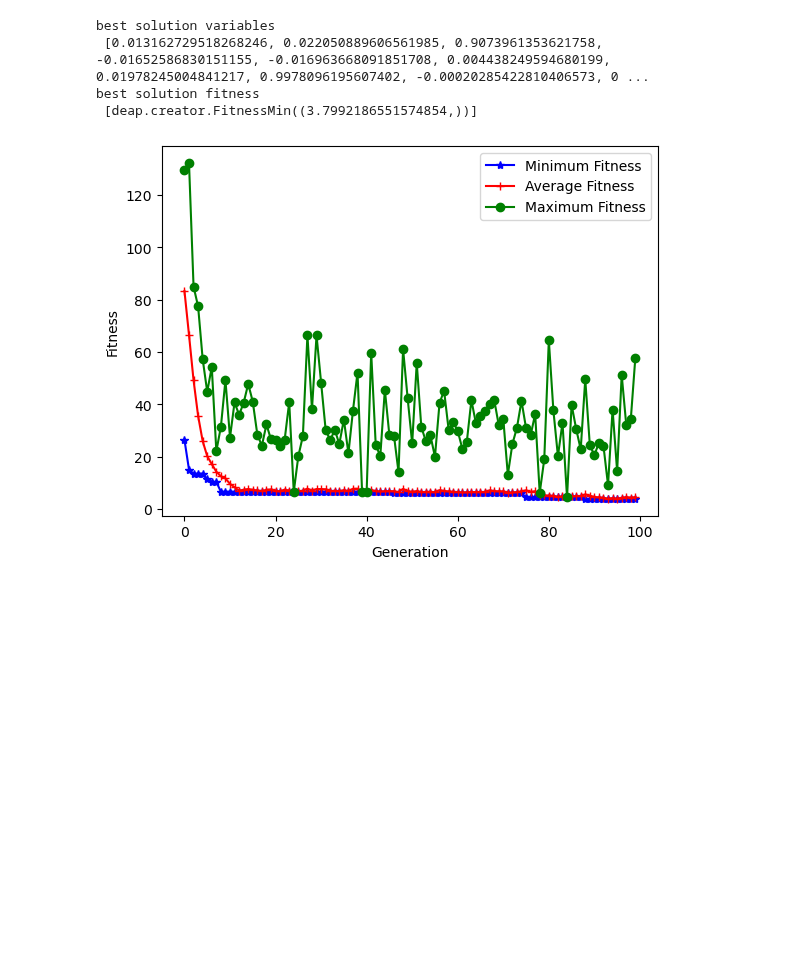
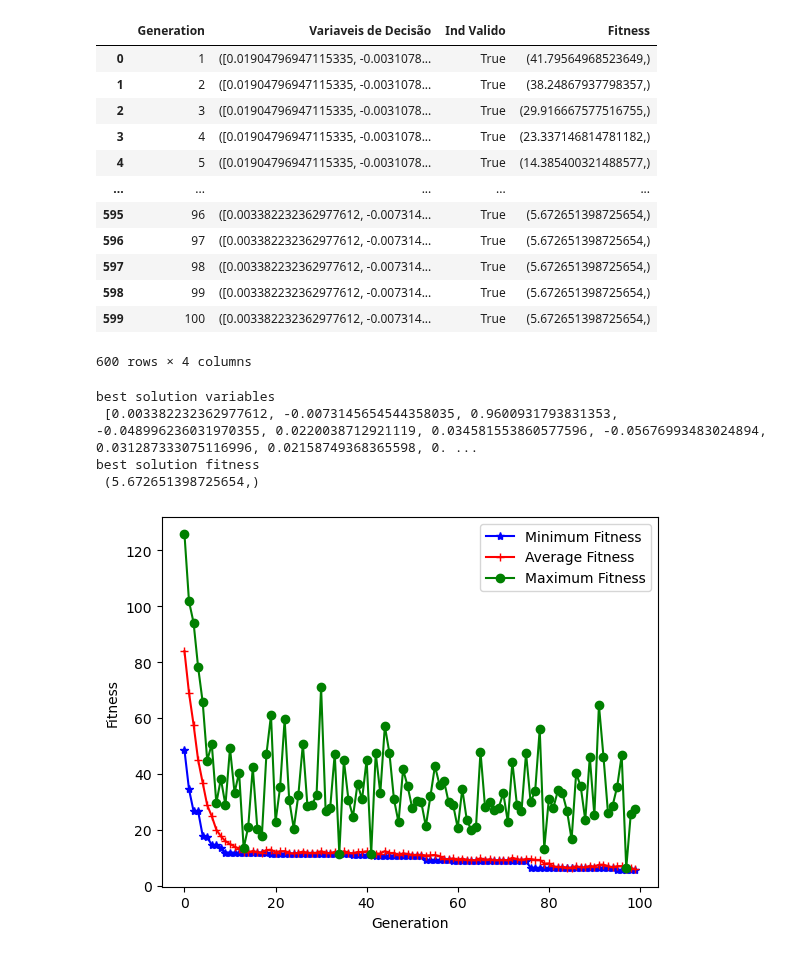
Before and after one commit to PedroVic12/Engenharia-Eletrica-UFF, a Jupyter notebook: Iniciação Cientifica - Eng Eletrica UFF/evolution_rce_master/src/notebooks/evolution_rce_rainer.ipynb, the cells around one changed output. Saved outputs shown, nothing was run; the diff lists cells and outputs as text; code cells hidden in the pictures; blank space fills up the shorter version.

```diff
--- a/Iniciação Cientifica - Eng Eletrica UFF/evolution_rce_master/src/notebooks/evolution_rce_rainer.ipynb
+++ b/Iniciação Cientifica - Eng Eletrica UFF/evolution_rce_master/src/notebooks/evolution_rce_rainer.ipynb
@@ -32,6 +33,8 @@ toolbox.register("evaluate", evaluate)
 
 class evolutionRCE():
    pass
+
+ind_array = []
 
 def main():
     #store statistics of all generations
@@ -87,49 +90,67 @@ def main():
         hof.update(pop)
         #update pop with best
         pop[0] = toolbox.clone(hof[0])
-        #print(hof[0])
-        #print(hof[0].fitness.valid)
-        #print(hof[0].fitness)
+
+        data_generation ={
+            "Generation": g+1,
+            "Variaveis de Decisão":hof,
+            "Ind Valido":hof[0].fitness.valid,
+            "Fitness":hof[0].fitness
+        }
+        ind_array.append(data_generation)
 
         #save each generation record in the logbook
         record = stats.compile(pop)
         logbook.record(gen=g, **record)
 
+    df_results = pd.DataFrame(ind_array)
+    display(df_results)
     return pop,logbook,hof[0]
 # %%
-class DataVisual():
-    pass
+
 
 #call the EA
 pop,logbook,best = main()
 
 #read the logbook
 gen = logbook.select("gen")
 fit_avg = logbook.select("avg")
 fit_std = logbook.select("std")
 fit_min = logbook.select("min")
 fit_max = logbook.select("max")
 
 #print best individual
 print("best solution variables \n", best)
 #print best fitness
-print("best solution fitness \n",[best.fitness])
+print("best solution fitness \n",[best.fitness][0])
 
 #plot
-import matplotlib.pyplot as plt
 fig, ax1 = plt.subplots()
 line1 = ax1.plot(gen, fit_min, "*b-", label="Minimum Fitness")
 line2 = ax1.plot(gen, fit_avg, "+r-", label="Average Fitness")
 line3 = ax1.plot(gen, fit_max, "og-", label="Maximum Fitness")
 ax1.set_xlabel("Generation")
 ax1.set_ylabel("Fitness")
 lns = line1 + line2 + line3
 labs = [l.get_label() for l in lns]
 ax1.legend(lns, labs, loc="upper right")
 plt.show()
 # %% [output]
+|  | Generation | Variaveis de Decisão | Ind Valido | Fitness |
+| 0 | 1 | ([0.01904796947115335, -0.0031078... | True | (41.79564968523649,) |
+| 1 | 2 | ([0.01904796947115335, -0.0031078... | True | (38.24867937798357,) |
+| 2 | 3 | ([0.01904796947115335, -0.0031078... | True | (29.916667577516755,) |
+| 3 | 4 | ([0.01904796947115335, -0.0031078... | True | (23.337146814781182,) |
+| 4 | 5 | ([0.01904796947115335, -0.0031078... | True | (14.385400321488577,) |
+| ... | ... | ... | ... | ... |
+| 595 | 96 | ([0.003382232362977612, -0.007314... | True | (5.672651398725654,) |
+| 596 | 97 | ([0.003382232362977612, -0.007314... | True | (5.672651398725654,) |
+| 597 | 98 | ([0.003382232362977612, -0.007314... | True | (5.672651398725654,) |
+| 598 | 99 | ([0.003382232362977612, -0.007314... | True | (5.672651398725654,) |
+| 599 | 100 | ([0.003382232362977612, -0.007314... | True | (5.672651398725654,) |
-best solution variables
- [0.013162729518268246, 0.022050889606561985, 0.9073961353621758, -0.01652586830151155, -0.016963668091851708, 0.004438249594680199, 0.01978245004841217, 0.9978096195607402, -0.00020285422810406573, 0 ...
-best solution fitness
- [deap.creator.FitnessMin((3.7992186551574854,))]
+600 rows × 4 columns
+best solution variables
+ [0.003382232362977612, -0.0073145654544358035, 0.9600931793831353, -0.048996236031970355, 0.0220038712921119, 0.034581553860577596, -0.05676993483024894, 0.031287333075116996, 0.02158749368365598, 0. ...
+best solution fitness
+ (5.672651398725654,)
-[figure, old version]
+[figure, new version]
```
Also changed, not shown: parts of 1 cell of this notebook, 1 other file.
